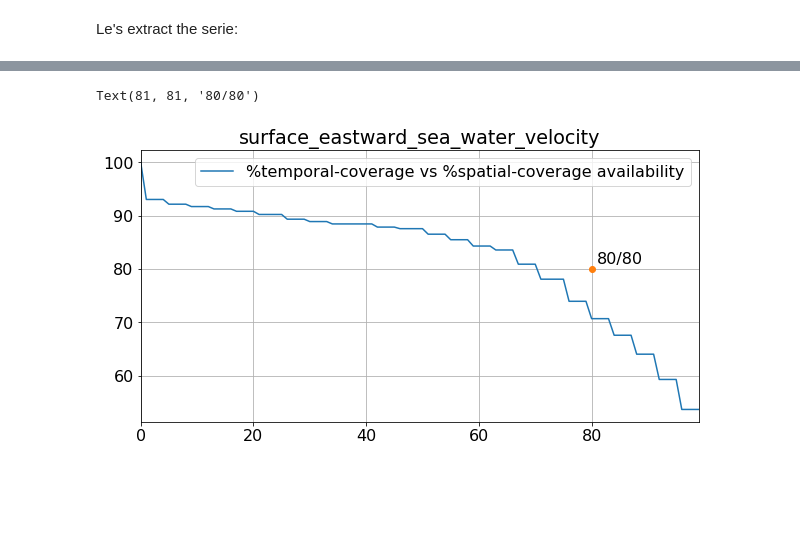
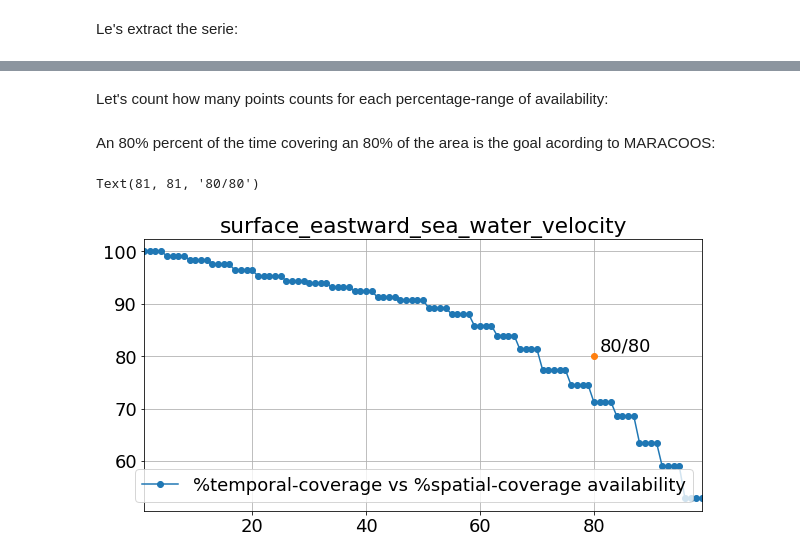
Before and after one commit to CopernicusMarineInsitu/INSTACTraining-Phase2UPDATE, a Jupyter notebook: PythonNotebooks/workshops/201905_lisbon/notebooks/cmemsInSitu_hfradars.ipynb, the cells around one changed output, grey strips where cells are left out. Saved outputs shown, nothing was run; the diff lists cells and outputs as text; code cells hidden in the pictures; blank space fills up the shorter version.

```diff
--- a/PythonNotebooks/workshops/201905_lisbon/notebooks/cmemsInSitu_hfradars.ipynb
+++ b/PythonNotebooks/workshops/201905_lisbon/notebooks/cmemsInSitu_hfradars.ipynb
@@ -253,0 +267,35 @@ for key in ['EWCT', 'NSCT']:
+# %%
+plt.figure(figsize=(20, 10))
+
+#map initialization (projection, costallines, gridlines, bounds...)
+ax = plt.axes(projection=cartopy.crs.PlateCarree())
+ax.coastlines(resolution='10m')
+gl = ax.gridlines(draw_labels=True,color='grey')
+gl.xlabels_top = False
+gl.ylabels_right = False
+ax.set_extent([0,2,39.6,38])
+
+#locating HF-radar antennas
+antennas = []
+for item,lat,lon in zip(ds['SCDT'][0,:],ds['SLTT'][0,:],ds['SLNT'][0,:]):
+    antenna = (item).tostring().decode('utf-8').rstrip('\x00')
+    if antenna not in antennas:
+        antennas.append(antenna)
+        plt.plot(lon, lat, color='k',marker='o', markersize=12, transform=cartopy.crs.PlateCarree())
+        ax.text(lon, lat, antenna,horizontalalignment='left', transform=cartopy.crs.PlateCarree(), bbox=dict(facecolor='white', alpha=0.5))
+
+#map features (land & ocean)
+land = cfeature.NaturalEarthFeature('physical', 'land', '10m',edgecolor='face',facecolor=cfeature.COLORS['land'])
+ax.add_feature(land, zorder=1,edgecolor='black')
+ax.add_feature(cartopy.feature.OCEAN, zorder=0)
+
+#quiver plot (set vectors, colormaps and colorbars)
+norm = colors.Normalize(vmin=min(array), vmax=max(array))
+sm = plt.cm.ScalarMappable(cmap='jet',norm=norm)
+sm._A = []
+plt.colorbar(sm,ax=ax).ax.set_ylabel('%temporal availability', rotation=270, labelpad=20)
+plt.pcolor(lons, lats, np.array(array).reshape(len(lats),len(lons)), cmap='jet', norm=norm)
+#plot title
+times = cf_units.num2date(ds['TIME'], ds['TIME'].units, cf_units.CALENDAR_JULIAN)
+plt.title(filename, pad=30)
+plt.show()
@@ -254,8 +304,17 @@ for key in ['EWCT', 'NSCT']:
+# %% [markdown]
+Let's count how many points counts for each percentage-range of availability:
+# %%
+for i in range(1,100,1):
+    subset = [val for val in array if val>=i]
+    result[i] = (len(subset)*100)/len([item for item in array if item>0])
+result = collections.OrderedDict(sorted(result.items()))
+# %% [markdown]
+An 80% percent of the time covering an 80% of the area is the goal acording to MARACOOS:
 # %%
-dataframe = pd.DataFrame(data=result['EWCT'].values(), index=result['EWCT'].keys(), columns = ['%temporal-coverage vs %spatial-coverage availability'])
-plt_bare = dataframe.plot(grid=True, figsize=(10,5), title=U.standard_name)
+plt = pd.DataFrame(data=result.values(), index=result.keys(), columns = ['%temporal-coverage vs %spatial-coverage availability'])
+plt_bare = plt.plot(grid=True, figsize=(10,5), title=U.standard_name, style='-o')
 plt_bare.plot(80,80,'-o')
 plt_bare.text(81,81, '80/80')
 # %% [output]
 Text(81, 81, '80/80')
-[figure, old version]
+[figure, new version]
```
Also changed, not shown: parts of 19 cells of this notebook, 1 other file.
